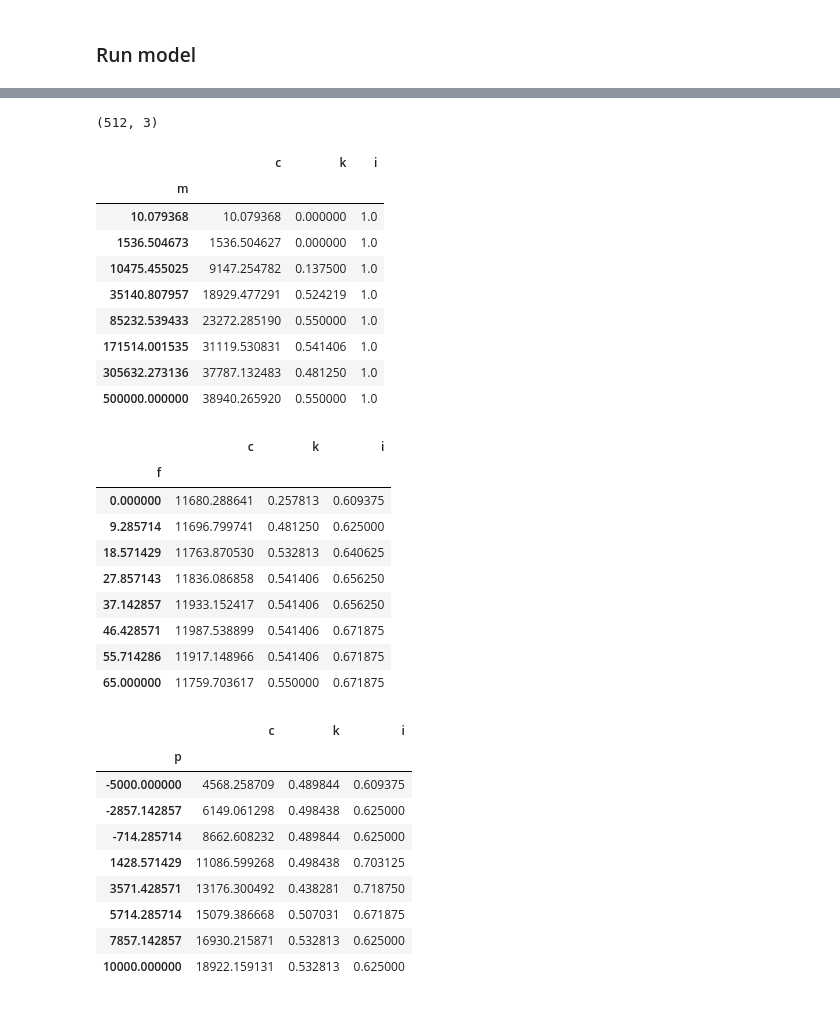
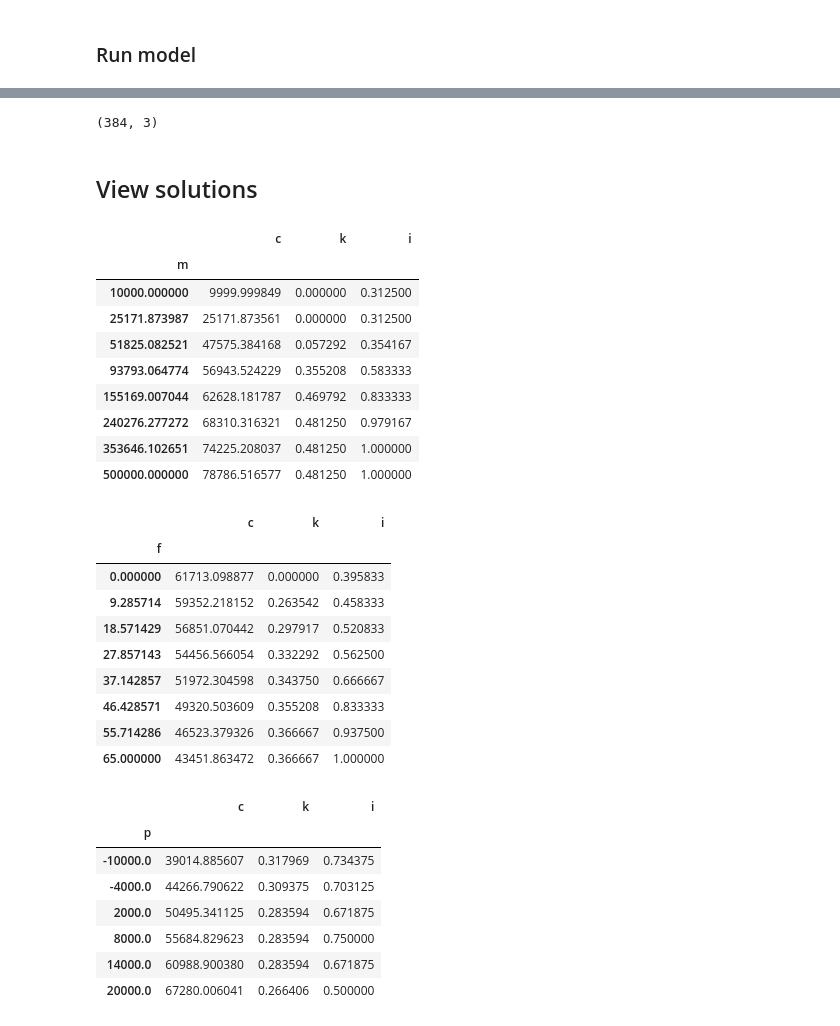
Before and after one commit to JakartaLaw/dypa_termpaper, a Jupyter notebook: src/Investigate_Solution.ipynb, the cells around one changed output, grey strips where cells are left out. Drawn from its saved outputs; the diff is of its cells as text; code cells hidden in the pictures.

```diff
--- a/src/Investigate_Solution.ipynb
+++ b/src/Investigate_Solution.ipynb
@@ -14,6 +14,9 @@ from modules import stategrid
 # Ignore warnings
 import warnings
 warnings.filterwarnings("ignore")
+# %%
+# Change start age
+par.start_age = 25
 # %% [markdown]
 ### Get statespace and the grids
 # %%
@@ -52,49 +55,52 @@ C_sol_copy = C_sol
 # %%
 C_sol_copy[25].shape
 # %% [output]
-(512, 3)
+(384, 3)
 # %%
 # Choose time to investigate solution
-t = 60
+t = 50
 # %%
 test_sol = pd.DataFrame(C_sol[t], columns = ['c', 'k', 'i'])
 test_sol = test_sol.join(pd.DataFrame(statespace))
+# %% [markdown]
+## View solutions
 # %%
-test_sol.groupby('m').mean()[['c', 'k', 'i']]
+m_sol = test_sol.groupby('m').mean()[['c', 'k', 'i']]
+m_sol
 # %% [output]
 |  | c | k | i |
 | m |  |  |  |
-| 10.079368 | 10.079368 | 0.000000 | 1.0 |
-| 1536.504673 | 1536.504627 | 0.000000 | 1.0 |
-| 10475.455025 | 9147.254782 | 0.137500 | 1.0 |
-| 35140.807957 | 18929.477291 | 0.524219 | 1.0 |
-| 85232.539433 | 23272.285190 | 0.550000 | 1.0 |
-| 171514.001535 | 31119.530831 | 0.541406 | 1.0 |
-| 305632.273136 | 37787.132483 | 0.481250 | 1.0 |
-| 500000.000000 | 38940.265920 | 0.550000 | 1.0 |
+| 10000.000000 | 9999.999849 | 0.000000 | 0.312500 |
+| 25171.873987 | 25171.873561 | 0.000000 | 0.312500 |
+| 51825.082521 | 47575.384168 | 0.057292 | 0.354167 |
+| 93793.064774 | 56943.524229 | 0.355208 | 0.583333 |
+| 155169.007044 | 62628.181787 | 0.469792 | 0.833333 |
+| 240276.277272 | 68310.316321 | 0.481250 | 0.979167 |
+| 353646.102651 | 74225.208037 | 0.481250 | 1.000000 |
+| 500000.000000 | 78786.516577 | 0.481250 | 1.000000 |
 # %%
-test_sol.groupby('f').mean()[['c', 'k', 'i']]
+f_sol = test_sol.groupby('f').mean()[['c', 'k', 'i']]
+f_sol
 # %% [output]
 |  | c | k | i |
 | f |  |  |  |
-| 0.000000 | 11680.288641 | 0.257813 | 0.609375 |
-| 9.285714 | 11696.799741 | 0.481250 | 0.625000 |
-| 18.571429 | 11763.870530 | 0.532813 | 0.640625 |
-| 27.857143 | 11836.086858 | 0.541406 | 0.656250 |
-| 37.142857 | 11933.152417 | 0.541406 | 0.656250 |
-| 46.428571 | 11987.538899 | 0.541406 | 0.671875 |
-| 55.714286 | 11917.148966 | 0.541406 | 0.671875 |
-| 65.000000 | 11759.703617 | 0.550000 | 0.671875 |
+| 0.000000 | 61713.098877 | 0.000000 | 0.395833 |
+| 9.285714 | 59352.218152 | 0.263542 | 0.458333 |
+| 18.571429 | 56851.070442 | 0.297917 | 0.520833 |
+| 27.857143 | 54456.566054 | 0.332292 | 0.562500 |
+| 37.142857 | 51972.304598 | 0.343750 | 0.666667 |
+| 46.428571 | 49320.503609 | 0.355208 | 0.833333 |
+| 55.714286 | 46523.379326 | 0.366667 | 0.937500 |
+| 65.000000 | 43451.863472 | 0.366667 | 1.000000 |
 # %%
-test_sol.groupby('p').mean()[['c', 'k', 'i']]
+p_sol = test_sol.groupby('p').mean()[['c', 'k', 'i']]
+p_sol
 # %% [output]
 |  | c | k | i |
 | p |  |  |  |
-| -5000.000000 | 4568.258709 | 0.489844 | 0.609375 |
-| -2857.142857 | 6149.061298 | 0.498438 | 0.625000 |
-| -714.285714 | 8662.608232 | 0.489844 | 0.625000 |
-| 1428.571429 | 11086.599268 | 0.498438 | 0.703125 |
-| 3571.428571 | 13176.300492 | 0.438281 | 0.718750 |
-| 5714.285714 | 15079.386668 | 0.507031 | 0.671875 |
-| 7857.142857 | 16930.215871 | 0.532813 | 0.625000 |
-| 10000.000000 | 18922.159131 | 0.532813 | 0.625000 |
+| -10000.0 | 39014.885607 | 0.317969 | 0.734375 |
+| -4000.0 | 44266.790622 | 0.309375 | 0.703125 |
+| 2000.0 | 50495.341125 | 0.283594 | 0.671875 |
+| 8000.0 | 55684.829623 | 0.283594 | 0.750000 |
+| 14000.0 | 60988.900380 | 0.283594 | 0.671875 |
+| 20000.0 | 67280.006041 | 0.266406 | 0.500000 |
```
Also changed, not shown: parts of 13 cells of this notebook, 13 other files.
